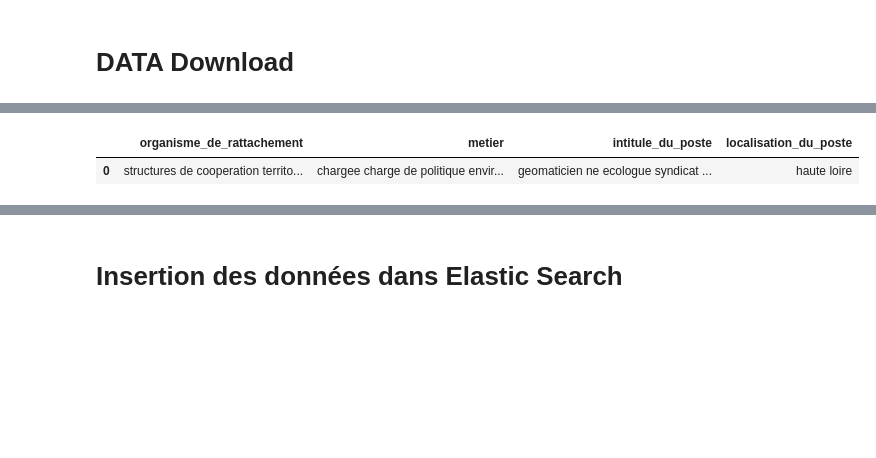
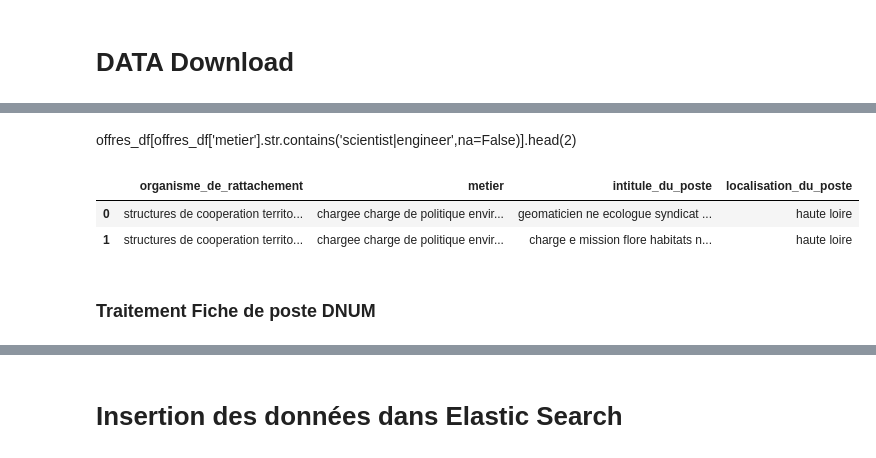
Before and after one commit to johnplt/ted, a Jupyter notebook: notebook/ted.ipynb, the cells around one changed output, grey strips where cells are left out. Drawn from its saved outputs; the diff is of its cells as text; code cells hidden in the pictures; blank space fills up the shorter version.

```diff
--- a/notebook/ted.ipynb
+++ b/notebook/ted.ipynb
@@ -56,7 +56,7 @@ def remove_accent(s):
 def remove_punctuation(s):
     # On retire la ponctuation
 
-    s = re.sub(r'[^A-Za-z]',' ',str(s))
+    s = re.sub(r'[^A-Za-z0-9]',' ',str(s))
     return(s)
 
 # Réduction de la casse
@@ -127,3 +139,5 @@ offres_df.head(1)
+# %% [markdown]
+ offres_df[offres_df['metier'].str.contains('scientist|engineer',na=False)].head(2)
 # %%
 offres_df_clean = ( offres_df
     .pipe(remove_accent_from_df,['organisme_de_rattachement','metier','intitule_du_poste','localisation_du_poste'])
@@ -132,8 +146,10 @@ offres_df_clean = ( offres_df
 )
 # %%
 offres_df_clean = offres_df_clean[['organisme_de_rattachement','metier','intitule_du_poste','localisation_du_poste']]
-offres_df_clean.shape
-offres_df_clean.head(1)
+offres_df_clean.head(2)
 # %% [output]
 |  | organisme_de_rattachement | metier | intitule_du_poste | localisation_du_poste |
 | 0 | structures de cooperation territo... | chargee charge de politique envir... | geomaticien ne ecologue syndicat ... | haute loire |
+| 1 | structures de cooperation territo... | chargee charge de politique envir... | charge e mission flore habitats n... | haute loire |
+# %% [markdown]
+### Traitement Fiche de poste DNUM
```
Also changed, not shown: parts of 23 cells of this notebook.
